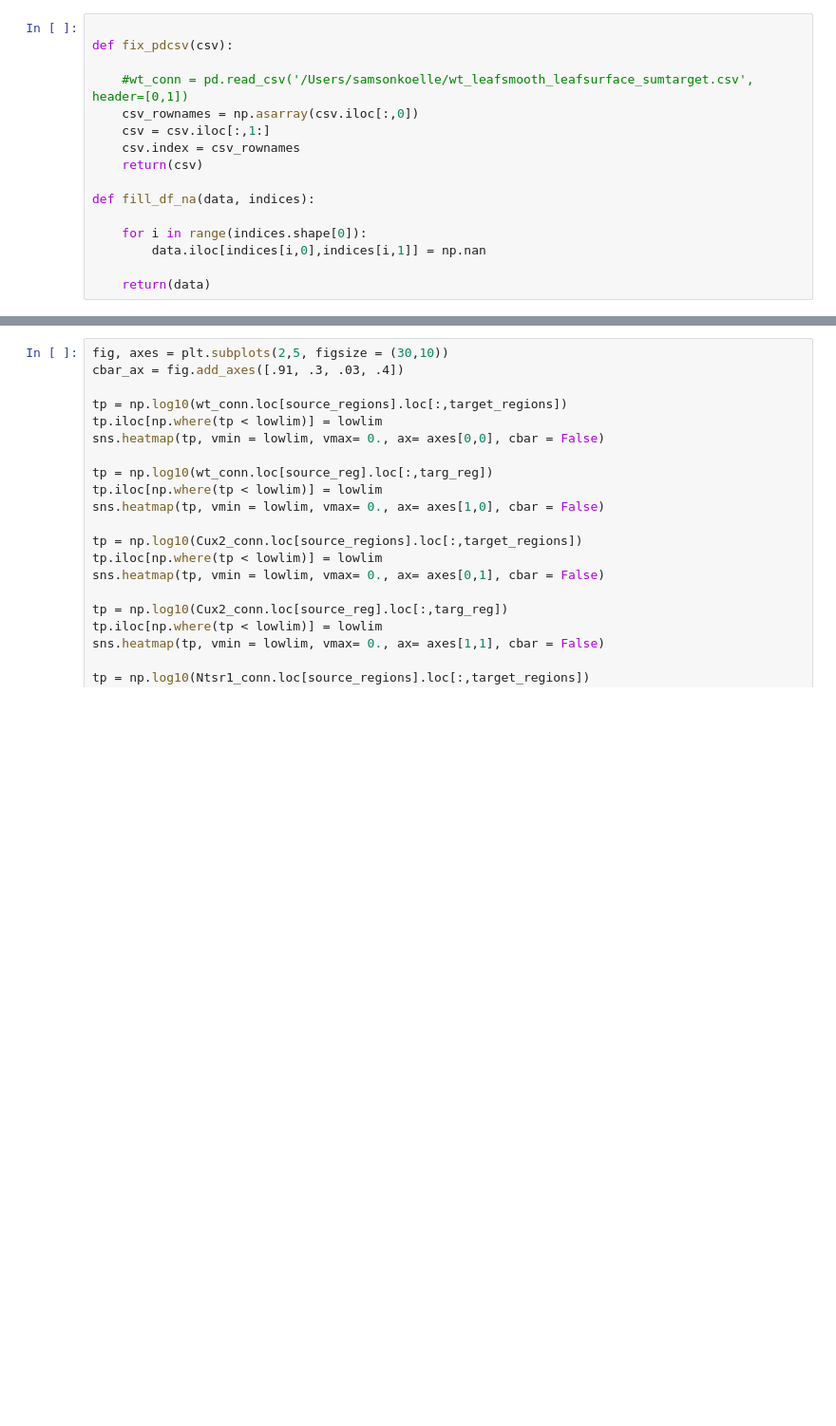
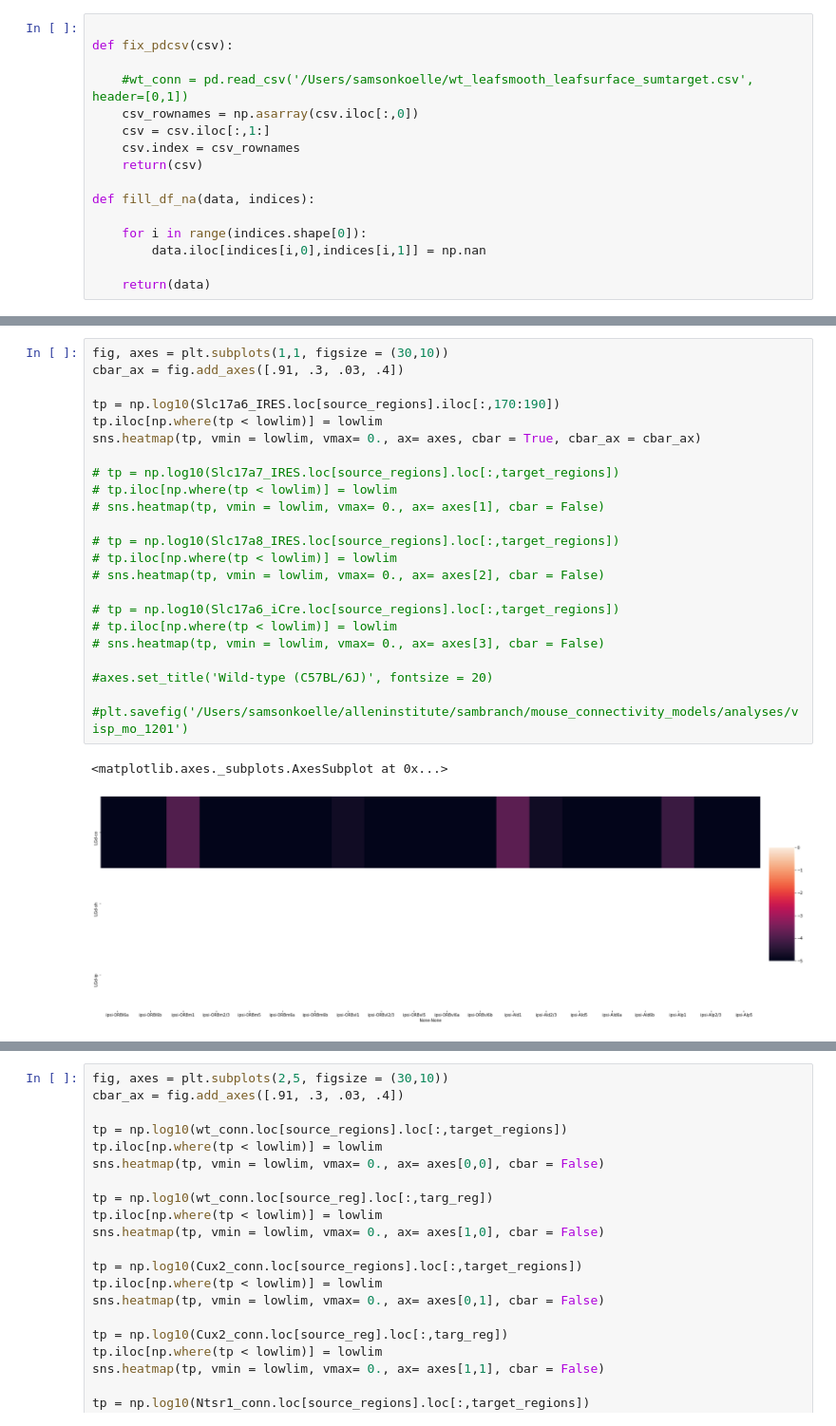
Before and after one commit to AllenInstitute/mouse_connectivity_models, a Jupyter notebook: analyses/paper/connectivitycreation/Figure3_v2.ipynb, the cells around one changed output, grey strips where cells are left out. Shown at 95% size. Drawn from its saved outputs; the diff is of its cells as text; blank space fills up the shorter version.

```diff
--- a/analyses/paper/connectivitycreation/Figure3_v2.ipynb
+++ b/analyses/paper/connectivitycreation/Figure3_v2.ipynb
@@ -120,0 +418,26 @@ lowlim = -5
+# %%
+fig, axes = plt.subplots(1,1, figsize = (30,10))
+cbar_ax = fig.add_axes([.91, .3, .03, .4])
+
+tp = np.log10(Slc17a6_IRES.loc[source_regions].iloc[:,170:190])
+tp.iloc[np.where(tp < lowlim)] = lowlim
+sns.heatmap(tp, vmin = lowlim, vmax= 0., ax= axes, cbar = True, cbar_ax = cbar_ax)
+
+# tp = np.log10(Slc17a7_IRES.loc[source_regions].loc[:,target_regions])
+# tp.iloc[np.where(tp < lowlim)] = lowlim
+# sns.heatmap(tp, vmin = lowlim, vmax= 0., ax= axes[1], cbar = False)
+
+# tp = np.log10(Slc17a8_IRES.loc[source_regions].loc[:,target_regions])
+# tp.iloc[np.where(tp < lowlim)] = lowlim
+# sns.heatmap(tp, vmin = lowlim, vmax= 0., ax= axes[2], cbar = False)
+
+# tp = np.log10(Slc17a6_iCre.loc[source_regions].loc[:,target_regions])
+# tp.iloc[np.where(tp < lowlim)] = lowlim
+# sns.heatmap(tp, vmin = lowlim, vmax= 0., ax= axes[3], cbar = False)
+
+#axes.set_title('Wild-type (C57BL/6J)', fontsize = 20)
+
+#plt.savefig('/Users/samsonkoelle/alleninstitute/sambranch/mouse_connectivity_models/analyses/visp_mo_1201')
+# %% [output]
+<matplotlib.axes._subplots.AxesSubplot at 0x...>
+[figure, added]
```
Also changed, not shown: parts of 18 cells of this notebook.
